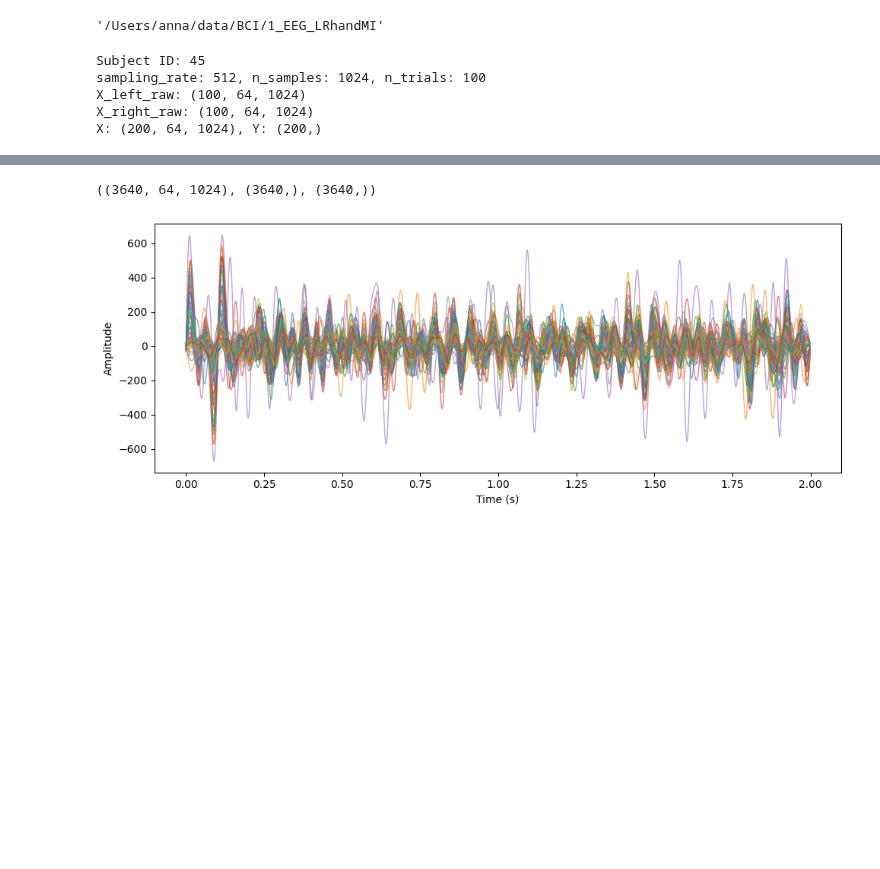
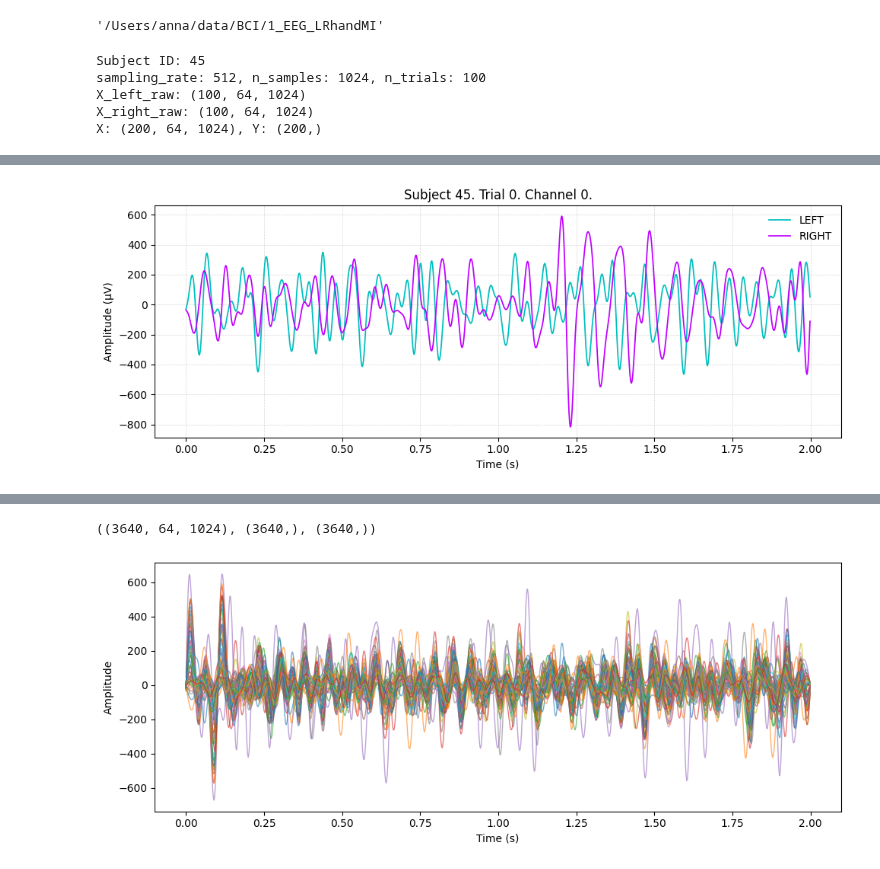
Before and after one commit to annzb/eeg-mi-decoders, a Jupyter notebook: data/ds1.ipynb, the cells around one changed output, grey strips where cells are left out. Drawn from its saved outputs; the diff is of its cells as text; code cells hidden in the pictures; blank space fills up the shorter version.

Commit message:
New plots

```diff
--- a/data/ds1.ipynb
+++ b/data/ds1.ipynb
@@ -359,7 +259,7 @@ class Dataset:
 # %%
 ds = Dataset(DATASET_PATH)
 # %%
-subject45 = ds.subject_data[45]
+subject45 = ds.get_subject(45)
 subject45.print_info()
 # %% [output]
 Subject ID: 45
@@ -373,0 +275,4 @@ subject45.plot_head(trial=0)
+# %%
+subject45.plot_channel(trial=0, channel=0)
+# %% [output]
+[figure, added]
```
Also changed, not shown: parts of 6 cells of this notebook, 1 other file.
